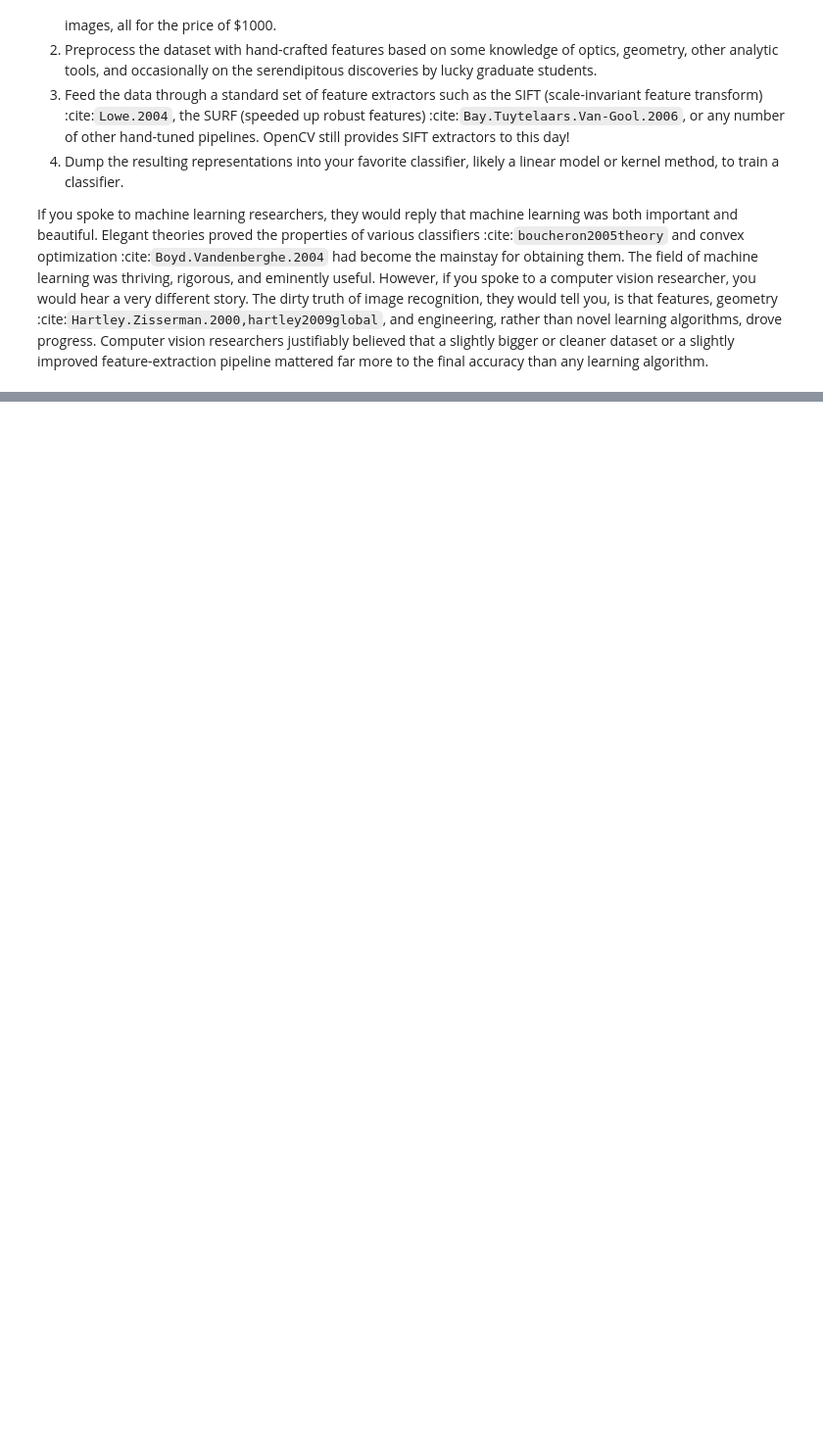
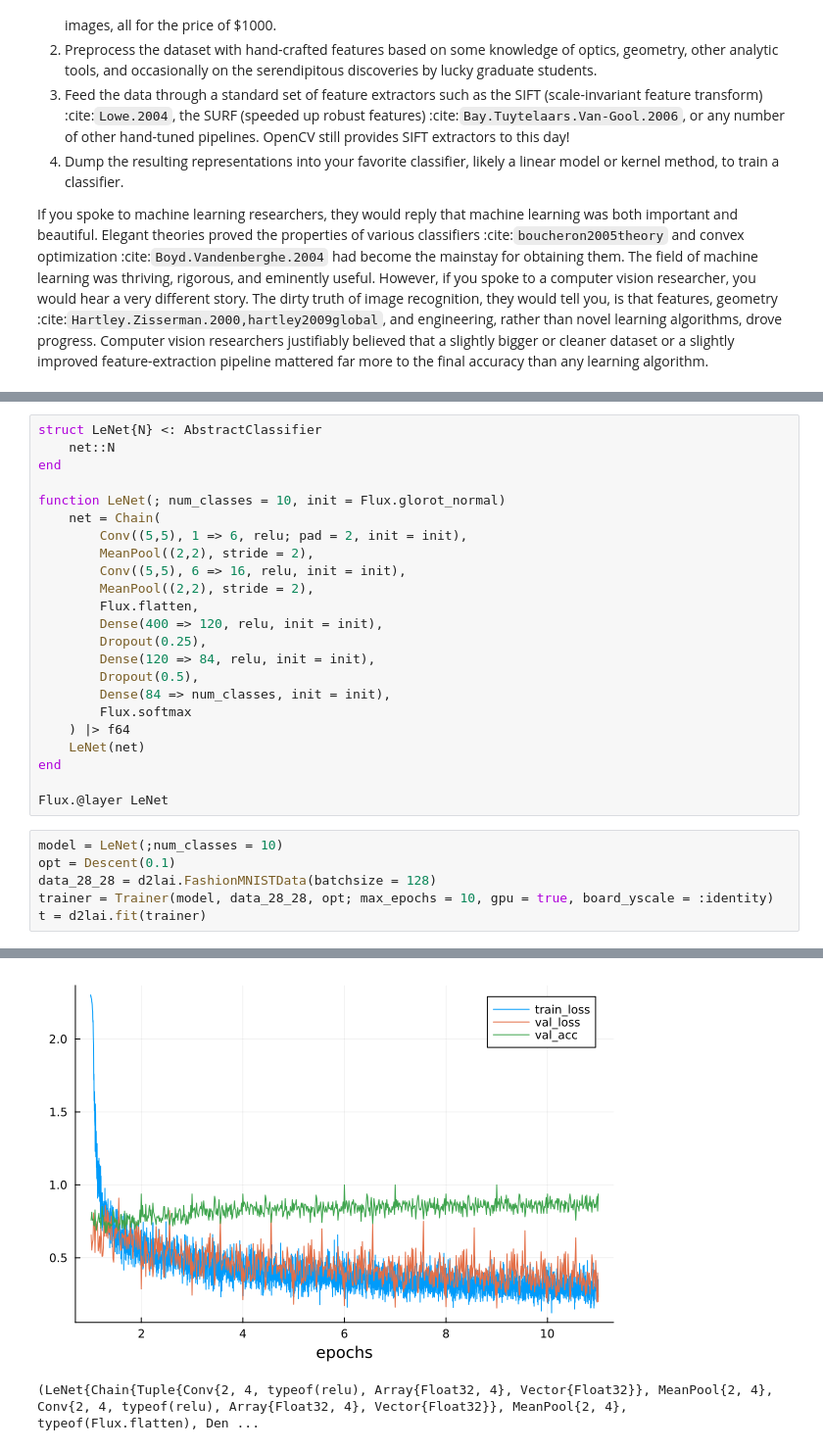
Before and after one commit to ashutosh-b-b/d2l-julia, a Jupyter notebook: Julia_Notebooks/CH6.ModernConvolutionalNeuralNetworks/MCNN_1.ipynb, the cells around one changed output, grey strips where cells are left out. Shown at 98% size. Drawn from its saved outputs; the diff is of its cells as text; blank space fills up the shorter version.

```diff
--- a/Julia_Notebooks/CH6.ModernConvolutionalNeuralNetworks/MCNN_1.ipynb
+++ b/Julia_Notebooks/CH6.ModernConvolutionalNeuralNetworks/MCNN_1.ipynb
@@ -348,0 +523,30 @@ d2lai.FashionMNISTData{@NamedTuple{features::Array{Float32, 3}, targets::Vector{
+# %%
+struct LeNet{N} <: AbstractClassifier
+    net::N
+end
+
+function LeNet(; num_classes = 10, init = Flux.glorot_normal)
+    net = Chain(
+        Conv((5,5), 1 => 6, relu; pad = 2, init = init),
+        MeanPool((2,2), stride = 2),
+        Conv((5,5), 6 => 16, relu, init = init),
+        MeanPool((2,2), stride = 2),
+        Flux.flatten,
+        Dense(400 => 120, relu, init = init),
+        Dropout(0.25),
+        Dense(120 => 84, relu, init = init),
+        Dropout(0.5),
+        Dense(84 => num_classes, init = init),
+        Flux.softmax
+    ) |> f64
+    LeNet(net)
+end
+
+Flux.@layer LeNet
+# %%
+model = LeNet(;num_classes = 10)
+opt = Descent(0.1)
+data_28_28 = d2lai.FashionMNISTData(batchsize = 128)
+trainer = Trainer(model, data_28_28, opt; max_epochs = 10, gpu = true, board_yscale = :identity)
+t = d2lai.fit(trainer)
+# %% [output]
@@ -348,0 +563,2 @@ d2lai.FashionMNISTData{@NamedTuple{features::Array{Float32, 3}, targets::Vector{
+[figure, added]
+(LeNet{Chain{Tuple{Conv{2, 4, typeof(relu), Array{Float32, 4}, Vector{Float32}}, MeanPool{2, 4}, Conv{2, 4, typeof(relu), Array{Float32, 4}, Vector{Float32}}, MeanPool{2, 4}, typeof(Flux.flatten), Den ...
```
Also changed, not shown: parts of 13 cells of this notebook.
